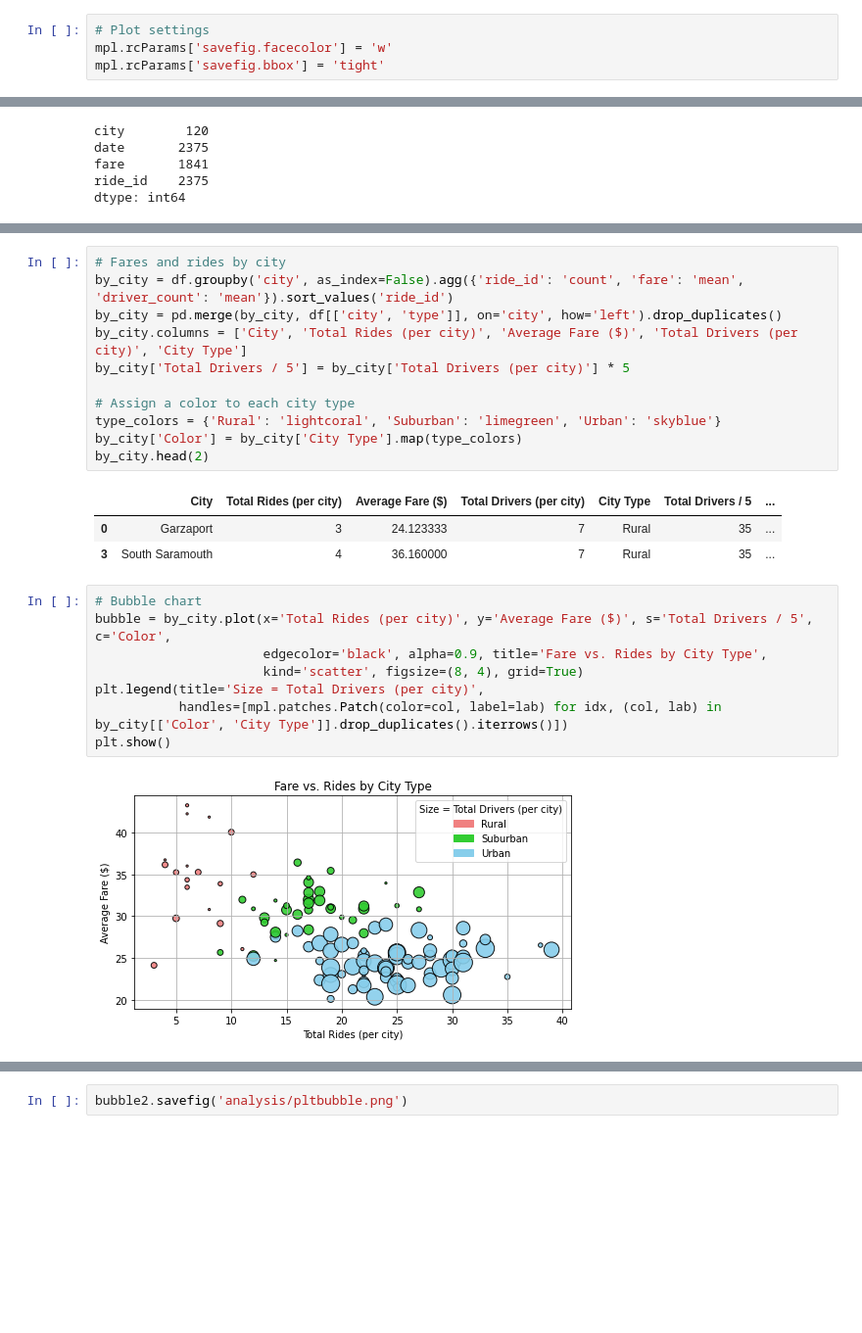
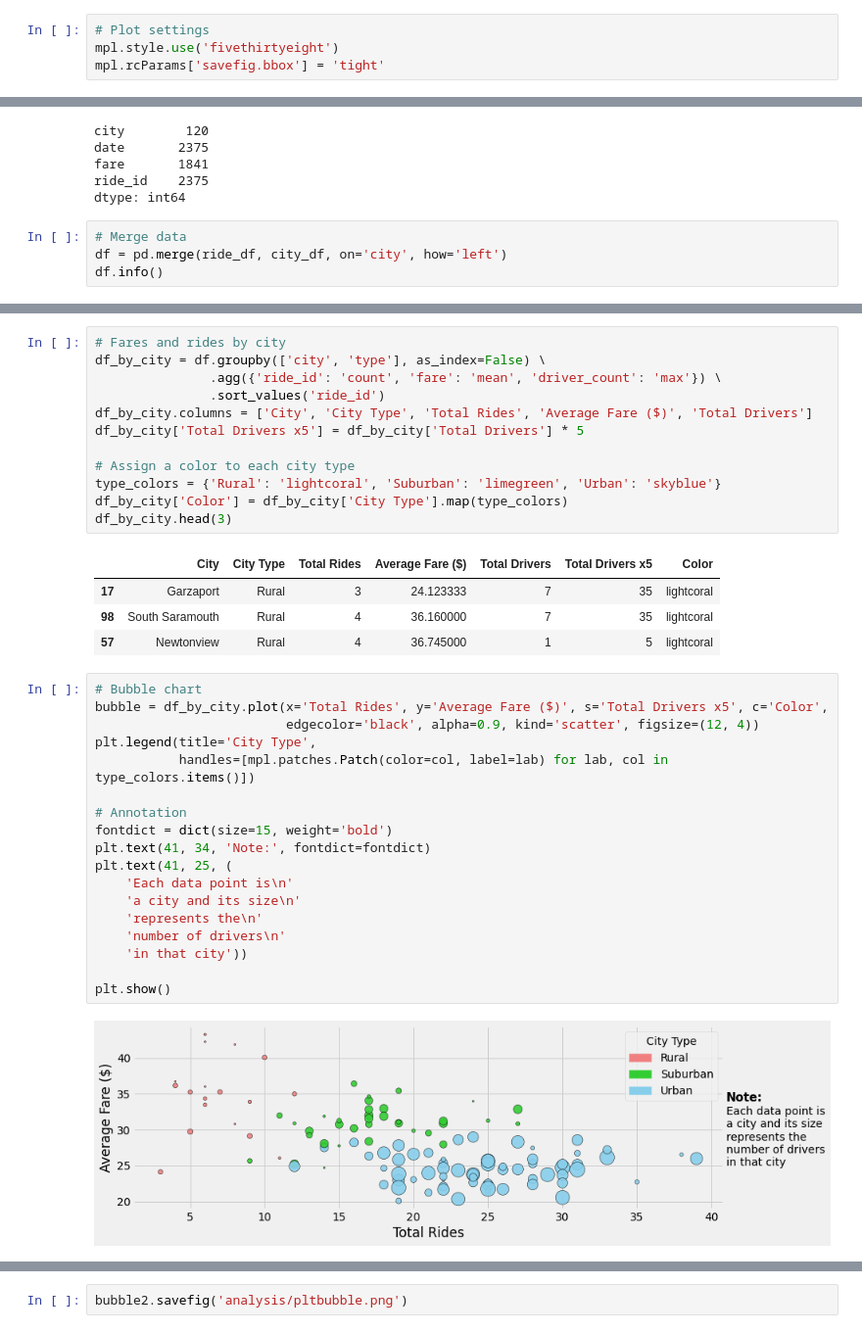
Before and after one commit to tri-bui/sandbox-analytics, a Jupyter notebook: pyber/pyber.ipynb, the cells around one changed output, grey strips where cells are left out. Shown at 98% size. Saved outputs shown, nothing was run; the diff lists cells and outputs as text; blank space fills up the shorter version.

Commit message:
Pyber: update bubble charts

```diff
--- a/pyber/pyber.ipynb
+++ b/pyber/pyber.ipynb
@@ -14,7 +14,7 @@ import matplotlib.pyplot as plt
 %matplotlib inline
 # %%
 # Plot settings
-mpl.rcParams['savefig.facecolor'] = 'w'
+mpl.style.use('fivethirtyeight')
 mpl.rcParams['savefig.bbox'] = 'tight'
 # %%
 # City data
@@ -89,3 +89,7 @@ date       2375
 fare       1841
 ride_id    2375
 dtype: int64
+# %%
+# Merge data
+df = pd.merge(ride_df, city_df, on='city', how='left')
+df.info()
@@ -94,26 +121,38 @@ dtype: int64
 # %%
 # Fares and rides by city
-by_city = df.groupby('city', as_index=False).agg({'ride_id': 'count', 'fare': 'mean', 'driver_count': 'mean'}).sort_values('ride_id')
-by_city = pd.merge(by_city, df[['city', 'type']], on='city', how='left').drop_duplicates()
-by_city.columns = ['City', 'Total Rides (per city)', 'Average Fare ($)', 'Total Drivers (per city)', 'City Type']
-by_city['Total Drivers / 5'] = by_city['Total Drivers (per city)'] * 5
+df_by_city = df.groupby(['city', 'type'], as_index=False) \
+               .agg({'ride_id': 'count', 'fare': 'mean', 'driver_count': 'max'}) \
+               .sort_values('ride_id')
+df_by_city.columns = ['City', 'City Type', 'Total Rides', 'Average Fare ($)', 'Total Drivers']
+df_by_city['Total Drivers x5'] = df_by_city['Total Drivers'] * 5
 
 # Assign a color to each city type
 type_colors = {'Rural': 'lightcoral', 'Suburban': 'limegreen', 'Urban': 'skyblue'}
-by_city['Color'] = by_city['City Type'].map(type_colors)
-by_city.head(2)
+df_by_city['Color'] = df_by_city['City Type'].map(type_colors)
+df_by_city.head(3)
 # %% [output]
-|  | City | Total Rides (per city) | Average Fare ($) | Total Drivers (per city) | City Type | Total Drivers / 5 | ... |
-| 0 | Garzaport | 3 | 24.123333 | 7 | Rural | 35 | ... |
-| 3 | South Saramouth | 4 | 36.160000 | 7 | Rural | 35 | ... |
+|  | City | City Type | Total Rides | Average Fare ($) | Total Drivers | Total Drivers x5 | Color |
+| 17 | Garzaport | Rural | 3 | 24.123333 | 7 | 35 | lightcoral |
+| 98 | South Saramouth | Rural | 4 | 36.160000 | 7 | 35 | lightcoral |
+| 57 | Newtonview | Rural | 4 | 36.745000 | 1 | 5 | lightcoral |
 # %%
 # Bubble chart
-bubble = by_city.plot(x='Total Rides (per city)', y='Average Fare ($)', s='Total Drivers / 5', c='Color',
-                      edgecolor='black', alpha=0.9, title='Fare vs. Rides by City Type',
-                      kind='scatter', figsize=(8, 4), grid=True)
-plt.legend(title='Size = Total Drivers (per city)',
-           handles=[mpl.patches.Patch(color=col, label=lab) for idx, (col, lab) in by_city[['Color', 'City Type']].drop_duplicates().iterrows()])
+bubble = df_by_city.plot(x='Total Rides', y='Average Fare ($)', s='Total Drivers x5', c='Color',
+                         edgecolor='black', alpha=0.9, kind='scatter', figsize=(12, 4))
+plt.legend(title='City Type',
+           handles=[mpl.patches.Patch(color=col, label=lab) for lab, col in type_colors.items()])
+
+# Annotation
+fontdict = dict(size=15, weight='bold')
+plt.text(41, 34, 'Note:', fontdict=fontdict)
+plt.text(41, 25, (
+    'Each data point is\n'
+    'a city and its size\n'
+    'represents the\n'
+    'number of drivers\n'
+    'in that city'))
+
 plt.show()
 # %% [output]
-[figure, old version]
+[figure, new version]
 # %%
```
Also changed, not shown: parts of 8 cells of this notebook, 2 other files.
